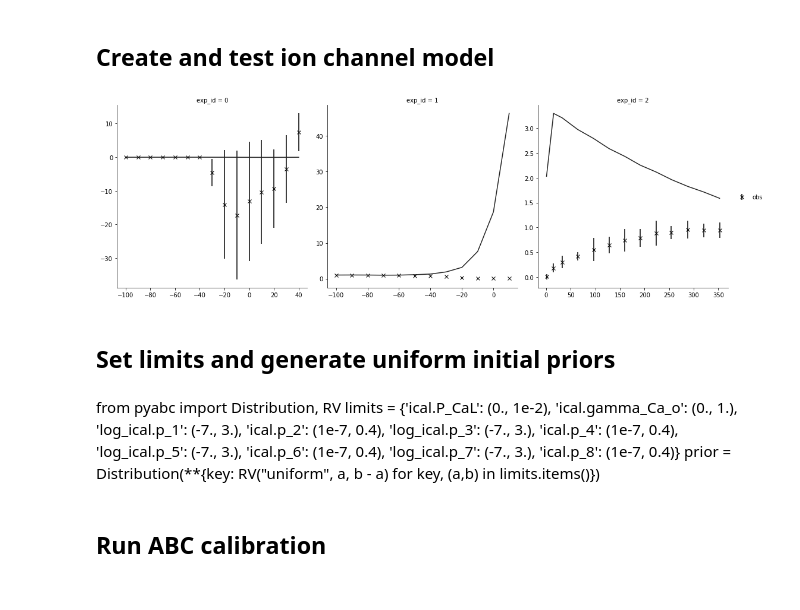
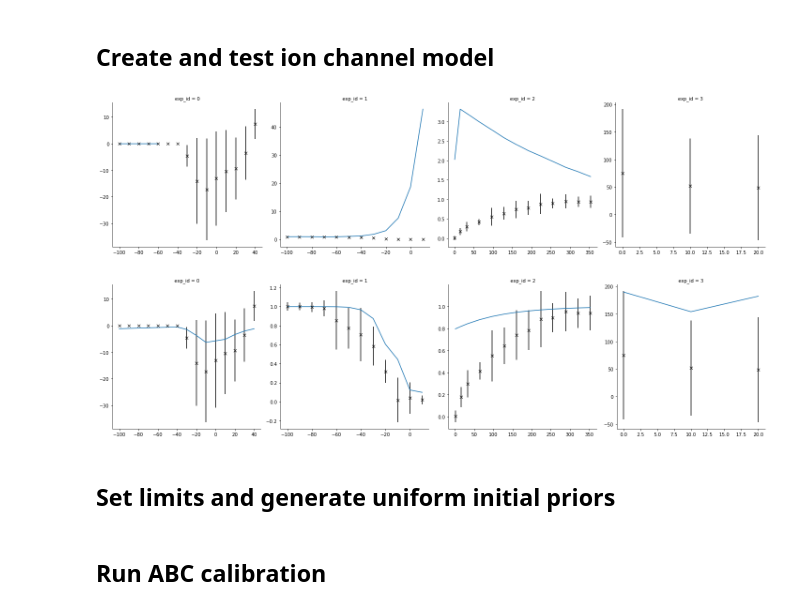
Before and after one commit to charleshouston/ion-channel-ABC, a Jupyter notebook: docs/examples/hl1/hl1-ical.ipynb, the cells around one changed output. Drawn from its saved outputs; the diff is of its cells as text; code cells hidden in the pictures.

```diff
--- a/docs/examples/hl1/hl1-ical.ipynb
+++ b/docs/examples/hl1/hl1-ical.ipynb
@@ -18,9 +20,13 @@ observations, model, summary_statistics = setup(modelfile,
 # %%
 assert(len(observations)==len(summary_statistics(model({}))))
 # %%
-g = plot_sim_results(modelfile, dias_iv, rao_inact, rao_rec)
+g = plot_sim_results(modelfile, dias_iv, rao_inact, rao_rec, rao_taui)
 # %% [output]
-[figure, old version]
+[figure, new version]
+# %%
+g = plot_sim_results('models/Korhonen2009_iCaL.mmt', dias_iv, rao_inact, rao_rec, rao_taui)
+# %% [output]
+[figure, added]
 # %% [markdown]
 ## Set limits and generate uniform initial priors
 # %%
@@ -38,19 +44,5 @@ limits = {'ical.g_CaL': (0., 5.),
 prior = Distribution(**{key: RV("uniform", a, b - a)
                         for key, (a,b) in limits.items()})
-# %% [markdown]
-from pyabc import Distribution, RV
-limits = {'ical.P_CaL': (0., 1e-2),
-          'ical.gamma_Ca_o': (0., 1.),
-          'log_ical.p_1': (-7., 3.),
-          'ical.p_2': (1e-7, 0.4),
-          'log_ical.p_3': (-7., 3.),
-          'ical.p_4': (1e-7, 0.4),
-          'log_ical.p_5': (-7., 3.),
-          'ical.p_6': (1e-7, 0.4),
-          'log_ical.p_7': (-7., 3.),
-          'ical.p_8': (1e-7, 0.4)}
-prior = Distribution(**{key: RV("uniform", a, b - a)
-                        for key, (a,b) in limits.items()})
 # %% [markdown]
 ## Run ABC calibration
 # %%
```
Also changed, not shown: parts of 25 cells of this notebook, 3 other files.
